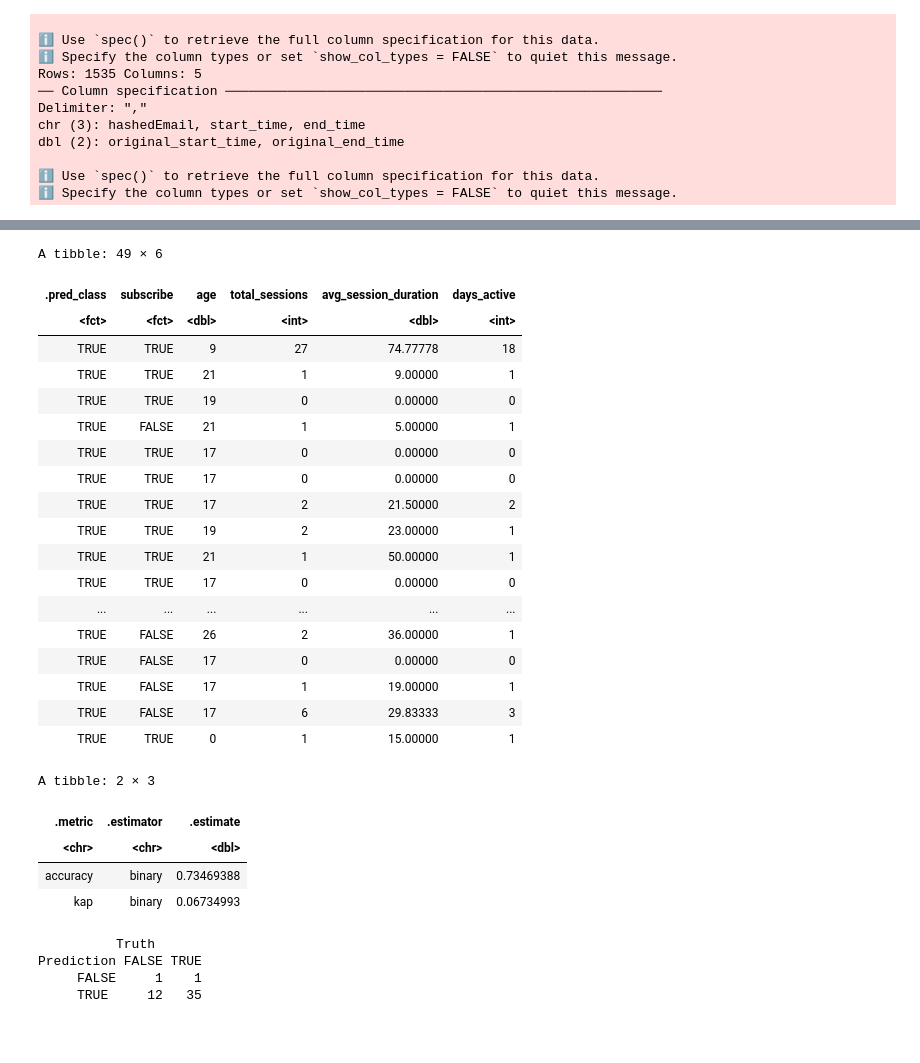
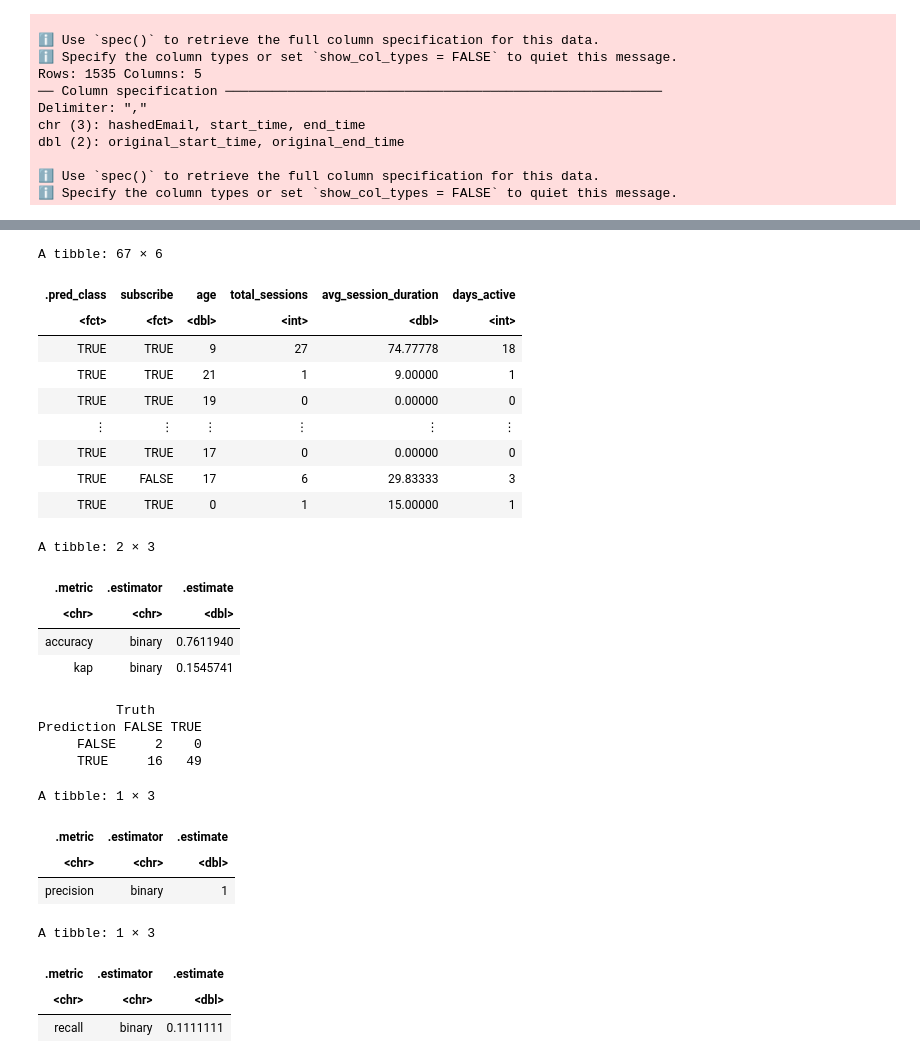
Before and after one commit to MitchellKehlerR/Minecraft_Final_Project, a Jupyter notebook: Minecraft_Project.ipynb, the cells around one changed output, grey strips where cells are left out. Cells and saved outputs as stored; diff of their text form; code cells hidden in the pictures; blank space fills up the shorter version.

```diff
--- a/Minecraft_Project.ipynb
+++ b/Minecraft_Project.ipynb
@@ -167,55 +266,66 @@ List of 1
 testing_set <- testing_set |>
   mutate(across(where(is.numeric), ~ replace_na(., 0)))
 
-new_knn_spec <- nearest_neighbor(weight_func = "rectangular", neighbors = 9) |>
+new_knn_spec <- nearest_neighbor(weight_func = "rectangular", neighbors = 7) |>
     set_engine("kknn") |>
     set_mode("classification")
 
 new_knn_fit <- workflow() |>
     add_recipe(knn_recipe) |>
     add_model(new_knn_spec) |>
     fit(data = training_set)
 
 knn_predictions <- predict(new_knn_fit, testing_set) |>
     bind_cols(testing_set)
 
 knn_predictions
 
 knn_metrics <- knn_predictions |>
     metrics(truth = subscribe, estimate = .pred_class)
 
 
 knn_conf_mat <- knn_predictions |>
     conf_mat(truth = subscribe, estimate = .pred_class)
 
+
+knn_precision <- knn_predictions |>
+  precision(truth = subscribe, estimate = .pred_class)
+
+knn_recall <- knn_predictions |>
+  recall(truth = subscribe, estimate = .pred_class)
+
 knn_metrics
+
 knn_conf_mat
+
+knn_precision
+
+knn_recall
 # %% [output]
-A tibble: 49 × 6
+A tibble: 67 × 6
 | .pred_class | subscribe | age | total_sessions | avg_session_duration | days_active |
 | <fct> | <fct> | <dbl> | <int> | <dbl> | <int> |
 | TRUE | TRUE | 9 | 27 | 74.77778 | 18 |
 | TRUE | TRUE | 21 | 1 | 9.00000 | 1 |
 | TRUE | TRUE | 19 | 0 | 0.00000 | 0 |
-| TRUE | FALSE | 21 | 1 | 5.00000 | 1 |
+| ⋮ | ⋮ | ⋮ | ⋮ | ⋮ | ⋮ |
 | TRUE | TRUE | 17 | 0 | 0.00000 | 0 |
-| TRUE | TRUE | 17 | 0 | 0.00000 | 0 |
-| TRUE | TRUE | 17 | 2 | 21.50000 | 2 |
-| TRUE | TRUE | 19 | 2 | 23.00000 | 1 |
-| TRUE | TRUE | 21 | 1 | 50.00000 | 1 |
-| TRUE | TRUE | 17 | 0 | 0.00000 | 0 |
-| ... | ... | ... | ... | ... | ... |
-| TRUE | FALSE | 26 | 2 | 36.00000 | 1 |
-| TRUE | FALSE | 17 | 0 | 0.00000 | 0 |
-| TRUE | FALSE | 17 | 1 | 19.00000 | 1 |
 | TRUE | FALSE | 17 | 6 | 29.83333 | 3 |
 | TRUE | TRUE | 0 | 1 | 15.00000 | 1 |
 A tibble: 2 × 3
 | .metric | .estimator | .estimate |
 | <chr> | <chr> | <dbl> |
-| accuracy | binary | 0.73469388 |
-| kap | binary | 0.06734993 |
+| accuracy | binary | 0.7611940 |
+| kap | binary | 0.1545741 |
           Truth
 Prediction FALSE TRUE
-     FALSE     1    1
-     TRUE     12   35
+     FALSE     2    0
+     TRUE     16   49
+A tibble: 1 × 3
+| .metric | .estimator | .estimate |
+| <chr> | <chr> | <dbl> |
+| precision | binary | 1 |
+A tibble: 1 × 3
+| .metric | .estimator | .estimate |
+| <chr> | <chr> | <dbl> |
+| recall | binary | 0.1111111 |
```
Also changed, not shown: parts of 8 cells of this notebook.
